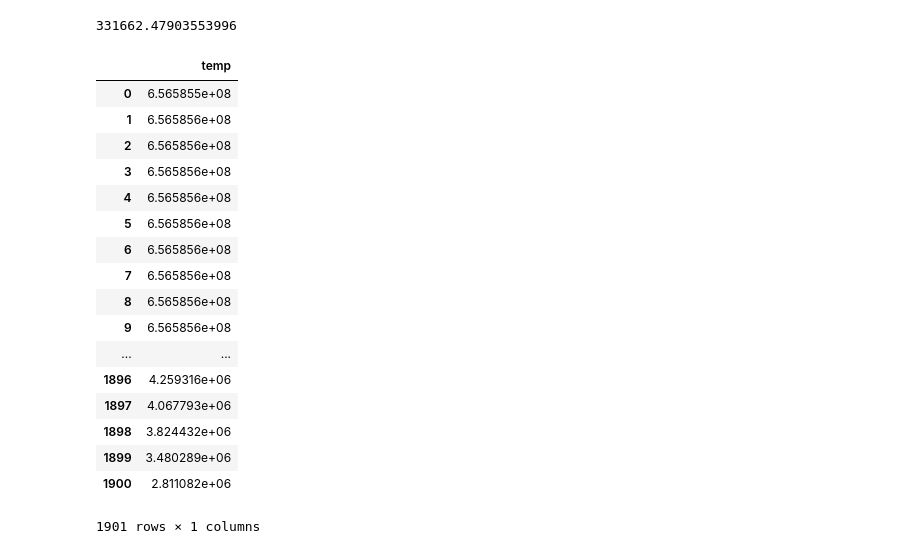
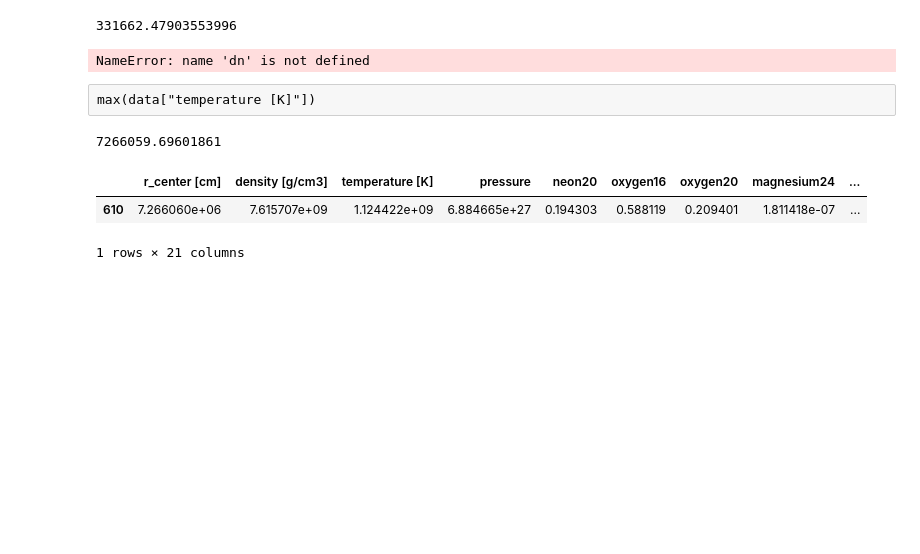
Before and after one commit to XinlongSBU/xinlong_file, a Jupyter notebook: initial-model_prepare/generate_raw.ipynb, the cells around one changed output. Cells and saved outputs as stored; diff of their text form; code cells hidden in the pictures; blank space fills up the shorter version.

```diff
--- a/initial-model_prepare/generate_raw.ipynb
+++ b/initial-model_prepare/generate_raw.ipynb
@@ -548,23 +548,18 @@ np.sqrt(1.1e11)
 # %% [output]
 331662.47903553996
 # %%
-dn
+dn[30:50]
 # %% [output]
-|  | temp |
-| 0 | 6.565855e+08 |
-| 1 | 6.565856e+08 |
-| 2 | 6.565856e+08 |
-| 3 | 6.565856e+08 |
-| 4 | 6.565856e+08 |
-| 5 | 6.565856e+08 |
-| 6 | 6.565856e+08 |
-| 7 | 6.565856e+08 |
-| 8 | 6.565856e+08 |
-| 9 | 6.565856e+08 |
-| ... | ... |
-| 1896 | 4.259316e+06 |
-| 1897 | 4.067793e+06 |
-| 1898 | 3.824432e+06 |
-| 1899 | 3.480289e+06 |
-| 1900 | 2.811082e+06 |
-1901 rows × 1 columns
+NameError: name 'dn' is not defined
+# %% [raw]
+max(data["temperature [K]"])
+# %%
+r0
+# %% [output]
+7266059.69601861
+# %%
+data[data["r_center [cm]"]==r0]
+# %% [output]
+|  | r_center [cm] | density [g/cm3] | temperature [K] | pressure | neon20 | oxygen16 | oxygen20 | magnesium24 | ... |
+| 610 | 7.266060e+06 | 7.615707e+09 | 1.124422e+09 | 6.884665e+27 | 0.194303 | 0.588119 | 0.209401 | 1.811418e-07 | ... |
+1 rows × 21 columns
```
Also changed, not shown: 38 other files.
